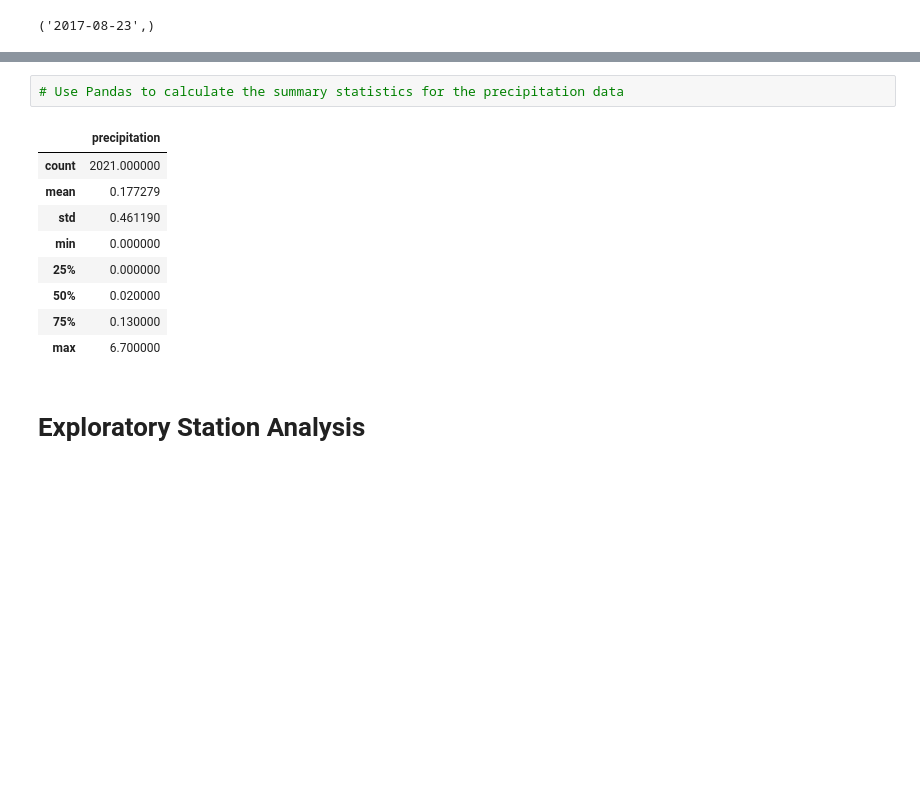
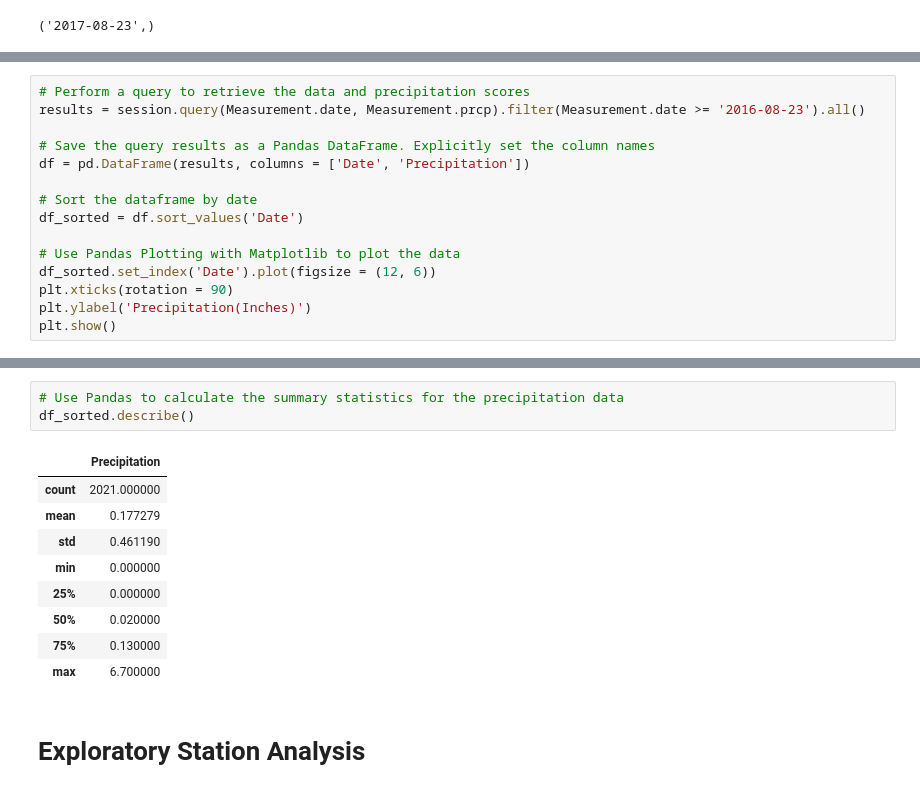
Before and after one commit to AbdullaMashaly/sqlalchemy-challenge, a Jupyter notebook: SurfsUp/climate.ipynb, the cells around one changed output, grey strips where cells are left out. Saved outputs shown, nothing was run; the diff lists cells and outputs as text; blank space fills up the shorter version.

Commit message:
Precipitation Analysis

```diff
--- a/SurfsUp/climate.ipynb
+++ b/SurfsUp/climate.ipynb
@@ -66,0 +56,15 @@ datetime.date(2017, 8, 23)
+# %%
+# Perform a query to retrieve the data and precipitation scores
+results = session.query(Measurement.date, Measurement.prcp).filter(Measurement.date >= '2016-08-23').all()
+
+# Save the query results as a Pandas DataFrame. Explicitly set the column names
+df = pd.DataFrame(results, columns = ['Date', 'Precipitation'])
+
+# Sort the dataframe by date
+df_sorted = df.sort_values('Date')
+
+# Use Pandas Plotting with Matplotlib to plot the data
+df_sorted.set_index('Date').plot(figsize = (12, 6))
+plt.xticks(rotation = 90)
+plt.ylabel('Precipitation(Inches)')
+plt.show()
@@ -67,7 +73,8 @@ datetime.date(2017, 8, 23)
 # %%
 # Use Pandas to calculate the summary statistics for the precipitation data
+df_sorted.describe()
 # %% [output]
-|  | precipitation |
+|  | Precipitation |
 | count | 2021.000000 |
 | mean | 0.177279 |
 | std | 0.461190 |
```
Also changed, not shown: parts of 3 cells of this notebook.
